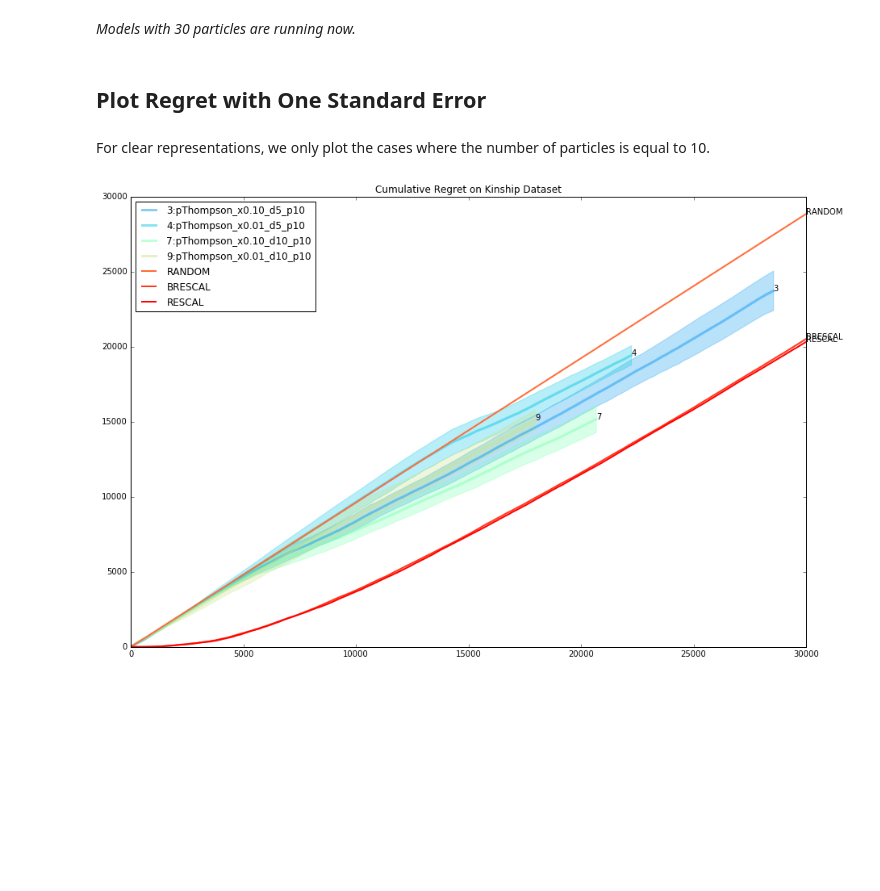
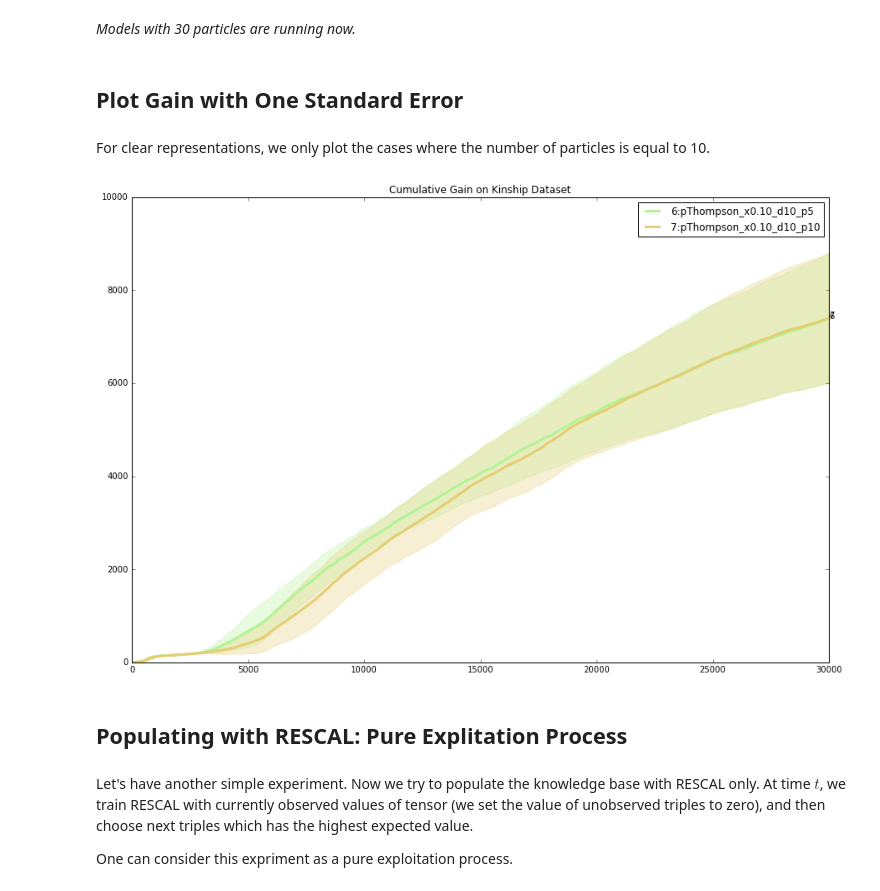
Before and after one commit to dongwookim-ml/almc, a Jupyter notebook: bayesian_rescal/plot_result_kinship.ipynb, the cells around one changed output. Cells and saved outputs as stored; diff of their text form; code cells hidden in the pictures; blank space fills up the shorter version.

Commit message:
update experimental results including compositional relations.

```diff
--- a/bayesian_rescal/plot_result_kinship.ipynb
+++ b/bayesian_rescal/plot_result_kinship.ipynb
@@ -63,18 +65,18 @@ regret_rescal = compute_regret(T, seq_rescal)
 # %%
 varxs = [0.1, 0.01]
 n_dims = [5, 10]
-n_particles = [5, 10, 30]
-n_test = 11
+n_particles = [5, 10]
+n_test = 10
 
 dest = '../result/kinship/'
 summary = dict()
 
-for var_x, nt, n_dim, n_particle in itertools.product(varxs, range(1, n_test), n_dims, n_particles):
+for var_x, nt, n_dim, n_particle in itertools.product(varxs, range(n_test), n_dims, n_particles):
     file = os.path.join(dest, 'sRESCAL_varx_%.2f_dim_%d_par_%d_test_%d_convar_False.txt' % (var_x, n_dim, n_particle, nt))
     if os.path.exists(file):
         seq = [line.split(',') for line in open(file, 'r').readlines()]
         key = (var_x, n_dim, n_particle)
-        cum_sum = np.cumsum([1-T[s] for s in seq])
+        cum_sum = np.cumsum([T[s] for s in seq])
 
         if not key in summary:
             summary[key] = list()
@@ -145,42 +146,41 @@ In general,
 # %% [markdown]
 *Models with 30 particles are running now.*
 # %% [markdown]
-## Plot Regret with One Standard Error
+## Plot Gain with One Standard Error
 # %% [markdown]
 For clear representations, we only plot the cases where the number of particles is equal to 10.
 # %%
 fig = plt.figure(figsize=(15,10))
 color=iter(plt.cm.rainbow(np.linspace(0,1,len(summary)+3)))
 markers = iter(MarkerStyle.markers.keys())
 
 for line_no, key in enumerate(summary.keys()):
     min_len = 999999999
     for cum_sum in summary[key]:
         if len(cum_sum) < min_len:
             min_len = len(cum_sum)
     stat = np.zeros([len(summary[key]), min_len])
     for i, cum_sum in enumerate(summary[key]):
         stat[i] = cum_sum[:min_len]
     c=next(color)
-    if key[2] == 10:
+    if key[0] == 0.10 and key[1] == 10:
         mean = np.mean(stat, 0)
         stderr = yerr=np.std(stat, 0)
         plt.plot(mean, label='%d:pThompson_x%.2f_d%d_p%d' % (line_no, key[0], key[1], key[2]),
-                 color=c, linewidth=3, alpha=0.5)
+                 color=c, linewidth=3)
         plt.annotate(str(line_no), xy=(len(mean), mean[-1]))
         plt.fill_between(range(len(mean)), mean-stderr, mean+stderr, alpha=0.3, color=c)
 
-ratio = np.sum(T)/np.prod(T.shape)
-cum_sum = np.cumsum([1. - ratio for i in range(budget)])
-plt.plot(cum_sum, label='RANDOM', color=next(color), linewidth=2)
-plt.annotate('RANDOM', xy=(len(cum_sum), cum_sum[-1]))
-plt.plot(np.cumsum(regret_brescal), label='BRESCAL', color=next(color), linewidth=2)
-plt.annotate('BRESCAL', xy=(len(regret_brescal), np.cumsum(regret_brescal)[-1]))
-plt.plot(np.cumsum(regret_rescal), label='RESCAL', color=next(color), linewidth=2)
-plt.annotate('RESCAL', xy=(len(regret_rescal), np.cumsum(regret_rescal)[-1]))
-
 plt.legend(loc=0)
-plt.title('Cumulative Regret on Kinship Dataset')
+plt.title('Cumulative Gain on Kinship Dataset')
+plt.ylim((0,10000))
 plt.show()
 # %% [output]
-[figure, old version]
+[figure, new version]
+# %% [markdown]
+## Populating with RESCAL: Pure Explitation Process
+# %% [markdown]
+Let's have another simple experiment. Now we try to populate the knowledge base with RESCAL only.
+At time $t$, we train RESCAL with currently observed values of tensor (we set the value of unobserved triples to zero), and then choose next triples which has the highest expected value.
+
+One can consider this expriment as a pure exploitation process.
```
Also changed, not shown: parts of 17 cells of this notebook, 1 other file.
